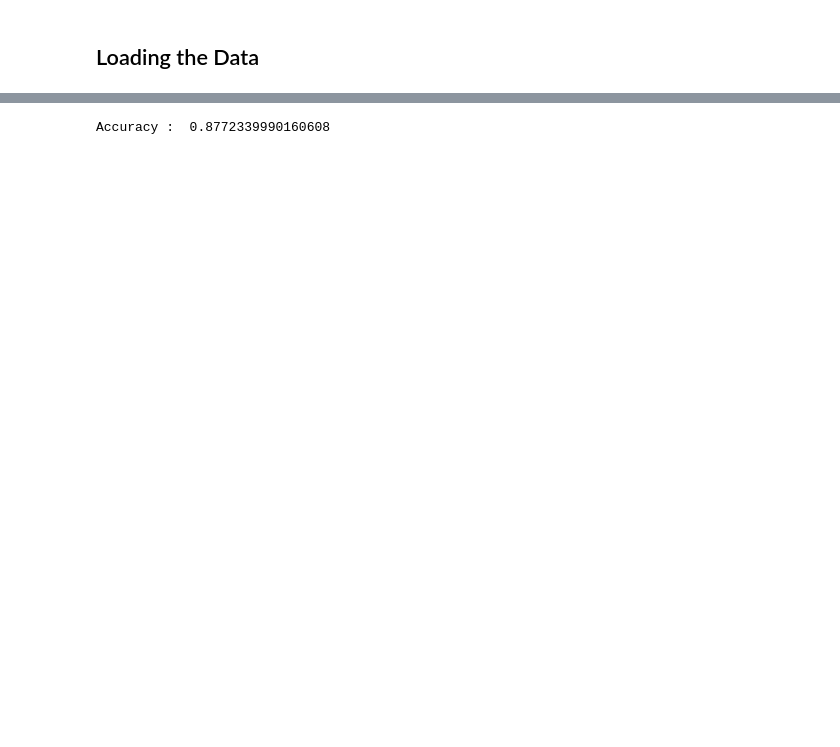
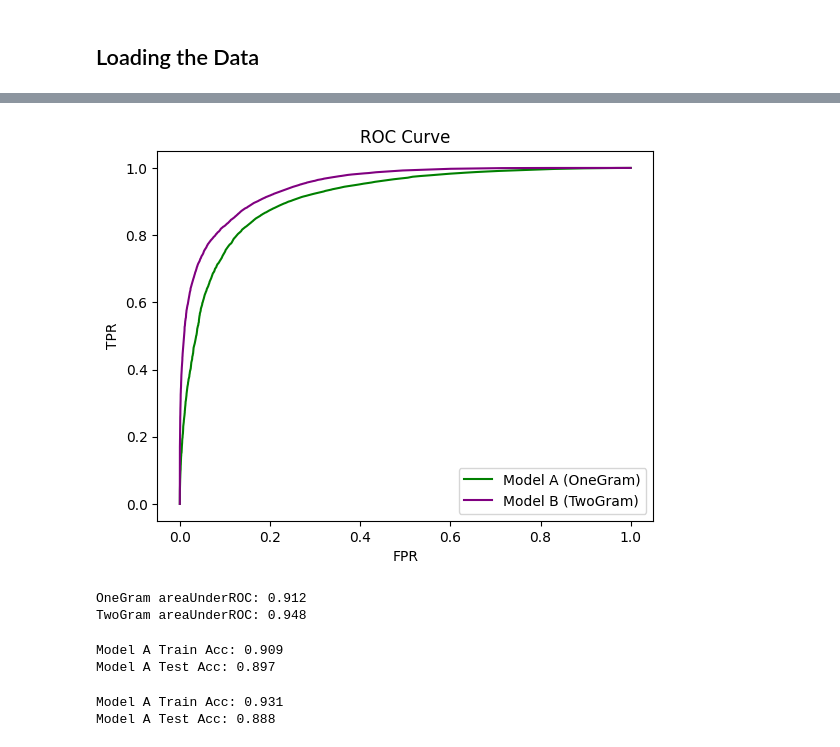
Before and after one commit to stephanedorotich/550, a Jupyter notebook: machine_learning.ipynb, the cells around one changed output, grey strips where cells are left out. Saved outputs shown, nothing was run; the diff lists cells and outputs as text; code cells hidden in the pictures; blank space fills up the shorter version.

```diff
--- a/machine_learning.ipynb
+++ b/machine_learning.ipynb
@@ -84,7 +91,48 @@ print(lr.getThreshold())
+# %%
+roc_a = model_a.summary.roc.toPandas()
+roc_b = model_b.summary.roc.toPandas()
+
+# #create precision recall curve
+fig, ax = plt.subplots()
+ax.plot(roc_a.FPR, roc_a.TPR, color='green', label="Model A (OneGram)")
+ax.plot(roc_b.FPR, roc_b.TPR, color='purple', label="Model B (TwoGram)")
+
+#add axis labels to plot
+ax.set_title('ROC Curve')
+ax.set_ylabel('TPR')
+ax.set_xlabel('FPR')
+ax.legend()
+
+plt.savefig("imgs/ROC_curve")
+
+plt.show()
+# %% [output]
+[figure, added]
+# %%
+print(f"OneGram areaUnderROC: {model_a.summary.areaUnderROC:.3f}")
+print(f"TwoGram areaUnderROC: {model_b.summary.areaUnderROC:.3f}")
+# %% [output]
+OneGram areaUnderROC: 0.912
+TwoGram areaUnderROC: 0.948
 # %%
-predictions = lrModel.transform(data_A)
+A_train_predictions = model_a.transform(A_train)
+A_train_accuracy = A_train_predictions.filter(A_train_predictions.label == A_train_predictions.prediction).count() / float(A_train_predictions.count())
+print(f"Model A Train Acc: {A_train_accuracy:.3f}")
 
-accuracy = predictions.filter(predictions.label == predictions.prediction).count() / float(predictions.count())
-print("Accuracy : ",accuracy)
+A_test_predictions = model_a.transform(A_test)
+A_test_accuracy = A_test_predictions.filter(A_test_predictions.label == A_test_predictions.prediction).count() / float(A_test_predictions.count())
+print(f"Model A Test Acc: {A_test_accuracy:.3f}")
 # %% [output]
-Accuracy :  0.8772339990160608
+Model A Train Acc: 0.909
+Model A Test Acc: 0.897
+# %%
+B_train_predictions = model_b.transform(B_train)
+B_train_accuracy = B_train_predictions.filter(B_train_predictions.label == B_train_predictions.prediction).count() / float(B_train_predictions.count())
+print(f"Model A Train Acc: {B_train_accuracy:.3f}")
+
+B_test_predictions = model_b.transform(B_test)
+B_test_accuracy = B_test_predictions.filter(B_test_predictions.label == B_test_predictions.prediction).count() / float(B_test_predictions.count())
+print(f"Model A Test Acc: {B_test_accuracy:.3f}")
+# %% [output]
+Model A Train Acc: 0.931
+Model A Test Acc: 0.888
```
Also changed, not shown: parts of 14 cells of this notebook.
